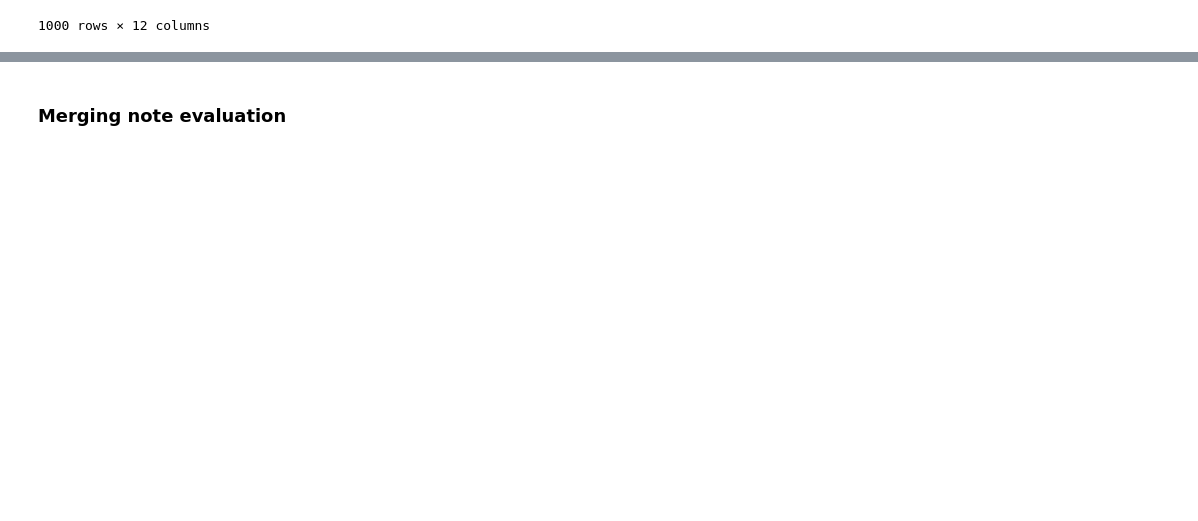
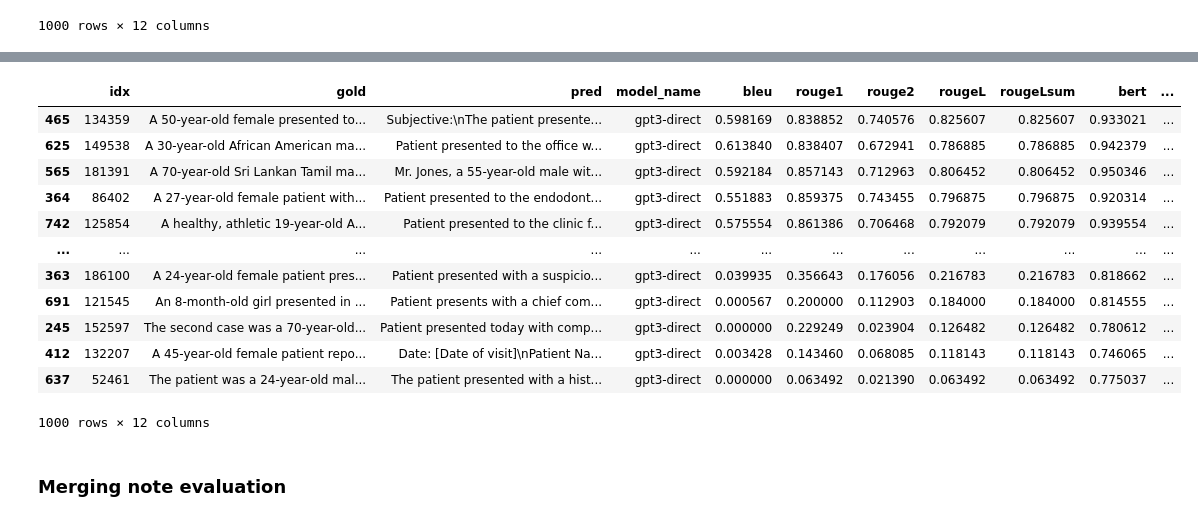
Before and after one commit to EPFL-IC-Make-Team/medinote, a Jupyter notebook: eval.ipynb, the cells around one changed output, grey strips where cells are left out. Saved outputs shown, nothing was run; the diff lists cells and outputs as text; code cells hidden in the pictures; blank space fills up the shorter version.

```diff
--- a/eval.ipynb
+++ b/eval.ipynb
@@ -273,0 +264,2 @@ display(meditron_13b_generator_eval_res.sort_values(by='aggregated_score', ascen
+# %%
+gpt3_direct_eval_res = note_evaluation('gpt3-direct')
@@ -274,2 +286,18 @@ display(meditron_13b_generator_eval_res.sort_values(by='aggregated_score', ascen
+# %%
+display(gpt3_direct_eval_res.sort_values(by='aggregated_score', ascending=False))
+# %% [output]
+|  | idx | gold | pred | model_name | bleu | rouge1 | rouge2 | rougeL | rougeLsum | bert | ... |
+| 465 | 134359 | A 50-year-old female presented to... | Subjective:\nThe patient presente... | gpt3-direct | 0.598169 | 0.838852 | 0.740576 | 0.825607 | 0.825607 | 0.933021 | ... |
+| 625 | 149538 | A 30-year-old African American ma... | Patient presented to the office w... | gpt3-direct | 0.613840 | 0.838407 | 0.672941 | 0.786885 | 0.786885 | 0.942379 | ... |
+| 565 | 181391 | A 70-year-old Sri Lankan Tamil ma... | Mr. Jones, a 55-year-old male wit... | gpt3-direct | 0.592184 | 0.857143 | 0.712963 | 0.806452 | 0.806452 | 0.950346 | ... |
+| 364 | 86402 | A 27-year-old female patient with... | Patient presented to the endodont... | gpt3-direct | 0.551883 | 0.859375 | 0.743455 | 0.796875 | 0.796875 | 0.920314 | ... |
+| 742 | 125854 | A healthy, athletic 19-year-old A... | Patient presented to the clinic f... | gpt3-direct | 0.575554 | 0.861386 | 0.706468 | 0.792079 | 0.792079 | 0.939554 | ... |
+| ... | ... | ... | ... | ... | ... | ... | ... | ... | ... | ... | ... |
+| 363 | 186100 | A 24-year-old female patient pres... | Patient presented with a suspicio... | gpt3-direct | 0.039935 | 0.356643 | 0.176056 | 0.216783 | 0.216783 | 0.818662 | ... |
+| 691 | 121545 | An 8-month-old girl presented in ... | Patient presents with a chief com... | gpt3-direct | 0.000567 | 0.200000 | 0.112903 | 0.184000 | 0.184000 | 0.814555 | ... |
+| 245 | 152597 | The second case was a 70-year-old... | Patient presented today with comp... | gpt3-direct | 0.000000 | 0.229249 | 0.023904 | 0.126482 | 0.126482 | 0.780612 | ... |
+| 412 | 132207 | A 45-year-old female patient repo... | Date: [Date of visit]\nPatient Na... | gpt3-direct | 0.003428 | 0.143460 | 0.068085 | 0.118143 | 0.118143 | 0.746065 | ... |
+| 637 | 52461 | The patient was a 24-year-old mal... | The patient presented with a hist... | gpt3-direct | 0.000000 | 0.063492 | 0.021390 | 0.063492 | 0.063492 | 0.775037 | ... |
+1000 rows × 12 columns
 # %% [markdown]
 ### Merging note evaluation
```
Also changed, not shown: parts of 9 cells of this notebook.
